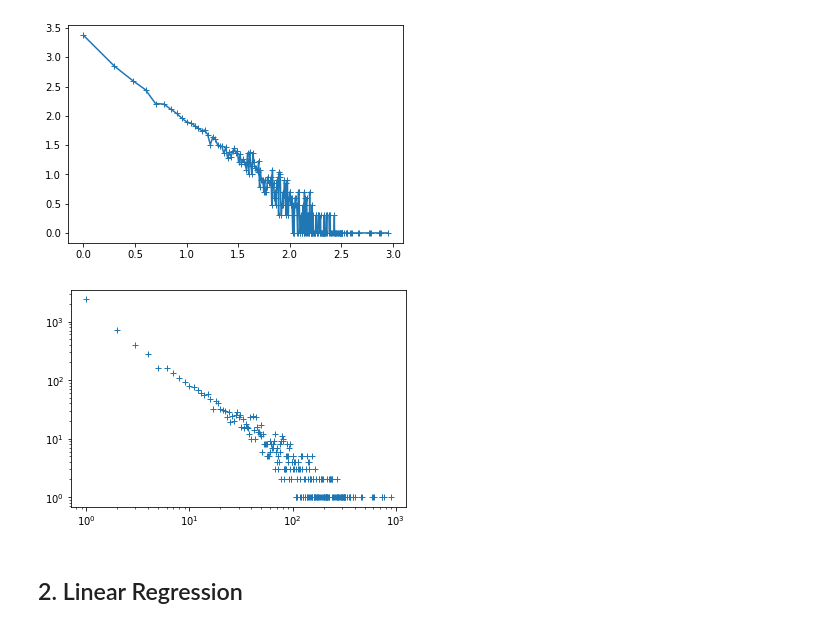
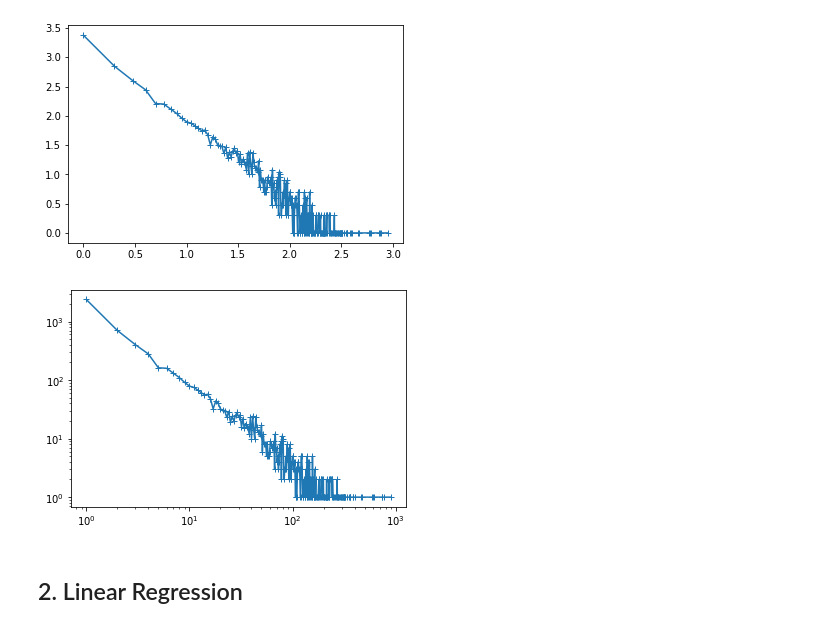
Before and after one commit to baowenxuan/Stanford-CS224W, a Jupyter notebook: HW0/p2.ipynb, the cells around one changed output. Cells and saved outputs as stored; diff of their text form; code cells hidden in the pictures.

```diff
--- a/HW0/p2.ipynb
+++ b/HW0/p2.ipynb
@@ -22,12 +22,12 @@ plt.show()
 # %% [output]
 [figure]
 # %%
-plt.plot(degrees, counts, '+')
+plt.plot(degrees, counts, '+-')
 plt.xscale('log')
 plt.yscale('log')
 plt.show()
 # %% [output]
-[figure, old version]
+[figure, new version]
 # %%
 snap.PlotInDegDistr(G, "Stack-Java", "Stack-Jave In Degree")
 # %% [markdown]
```
Also changed, not shown: parts of 1 cell of this notebook, 2 other files.
